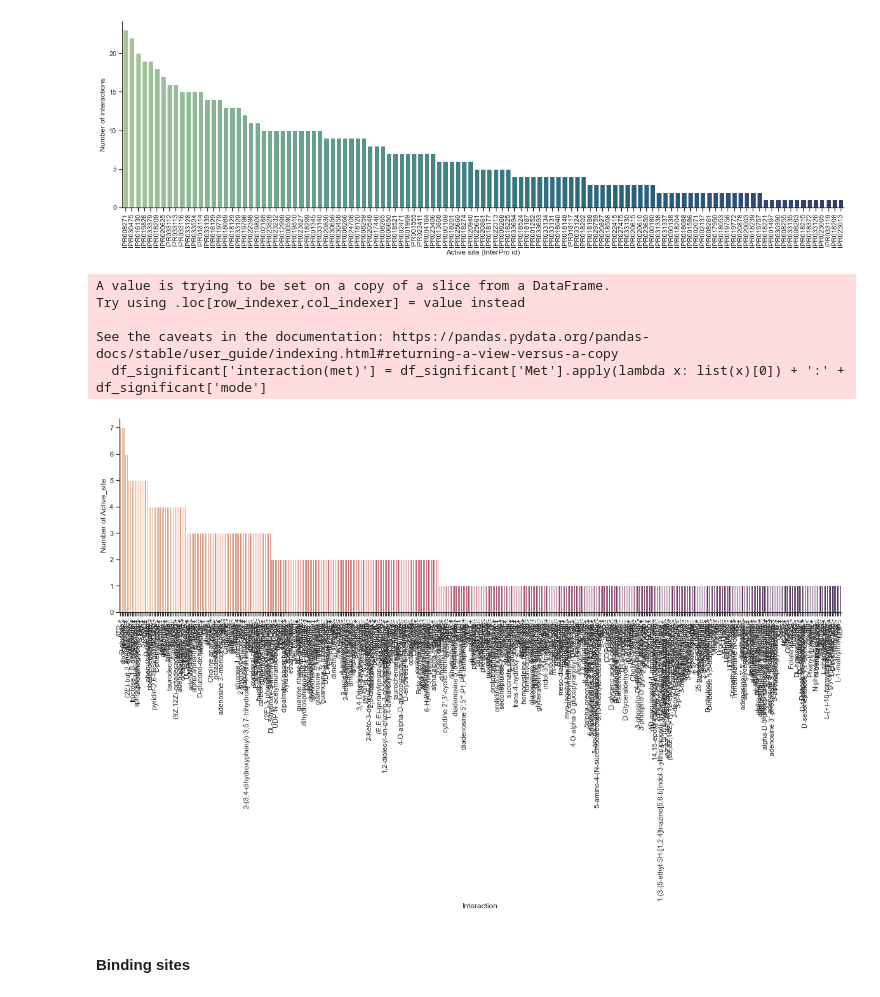
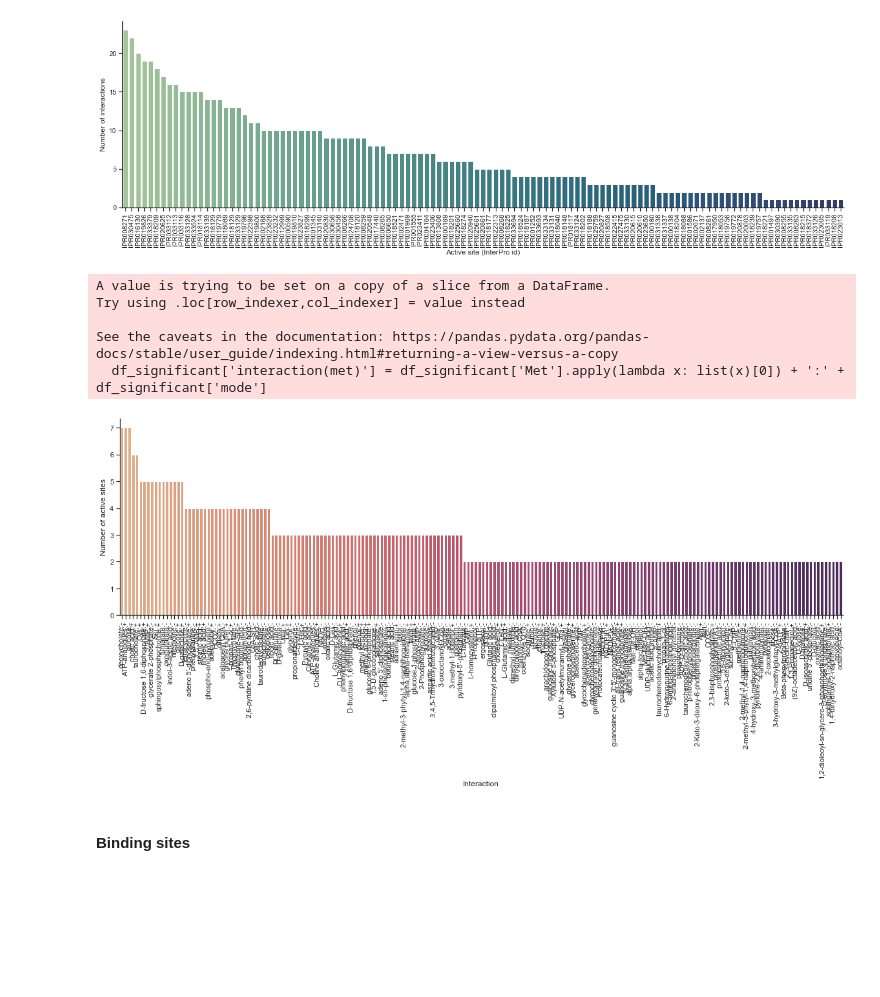
Before and after one commit to elinsroed/predicting-allostery, a Jupyter notebook: enrichment_analysis.ipynb, the cells around one changed output. Saved outputs shown, nothing was run; the diff lists cells and outputs as text; code cells hidden in the pictures; blank space fills up the shorter version.

Commit message:
Changed plotting approach

```diff
--- a/enrichment_analysis.ipynb
+++ b/enrichment_analysis.ipynb
@@ -159,7 +188,7 @@ def plot_histogram_features(type, aspect):
     h.set_xlabels(f'{type.replace("_", " ")} (InterPro id)')
     h.set_ylabels('Number of interactions')
 # %%
-def plot_histogram_interactions(type, aspect):
+def plot_histogram_interactions(type, aspect, count_limit=0):
     #Find statistically significant assocations
     df_significant = dfs[type].query('q < 0.05 & log_o >= 1')
     #Make column with interaction given by metabolite name (for easier interpretation)
@@ -173,10 +202,10 @@ def plot_histogram_interactions(type, aspect):
     df_significant_groups = df_significant_groups.sort_values('Count', ascending=False)
 
     #Plot histogram of number of interactions associated with each feature
-    h = sns.catplot(data=df_significant_groups, x='interaction(met)', y='Count', kind='bar', aspect=aspect, palette='flare')
+    h = sns.catplot(data=df_significant_groups[df_significant_groups['Count'] >= count_limit], x='interaction(met)', y='Count', kind='bar', aspect=aspect, palette='flare')
     h.set_xticklabels(rotation=90)
     h.set_xlabels('Interaction')
-    h.set_ylabels(f'Number of {type}')
+    h.set_ylabels(f'Number of {type.replace("_", " ").lower()}s')
 # %% [markdown]
 ##### Active sites
 # %%
@@ -189,14 +218,14 @@ See the caveats in the documentation: https://pandas.pydata.org/pandas-docs/stab
   df_significant['interaction(met)'] = df_significant['Met'].apply(lambda x: list(x)[0]) + ':' + df_significant['mode']
 [figure]
 # %%
-plot_histogram_interactions(type='Active_site', aspect=3.5)
+plot_histogram_interactions(type='Active_site', aspect=3.5, count_limit=2)
 # %% [output]
 A value is trying to be set on a copy of a slice from a DataFrame.
 Try using .loc[row_indexer,col_indexer] = value instead
 
 See the caveats in the documentation: https://pandas.pydata.org/pandas-docs/stable/user_guide/indexing.html#returning-a-view-versus-a-copy
   df_significant['interaction(met)'] = df_significant['Met'].apply(lambda x: list(x)[0]) + ':' + df_significant['mode']
-[figure, old version]
+[figure, new version]
 # %% [markdown]
 #### Binding sites
 # %%
```
Also changed, not shown: parts of 26 cells of this notebook, 1 other file.
